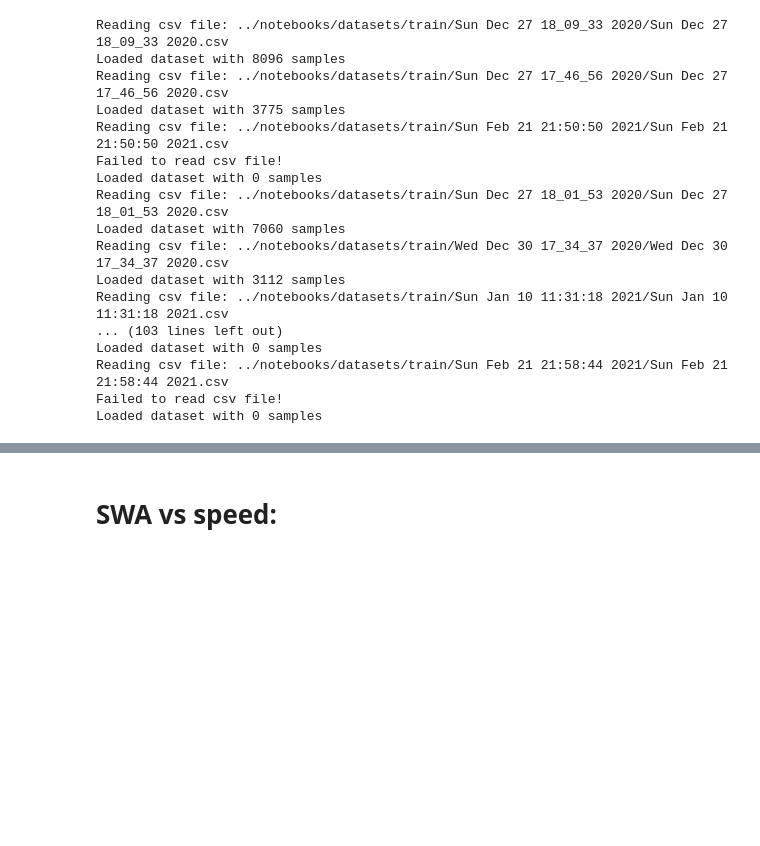
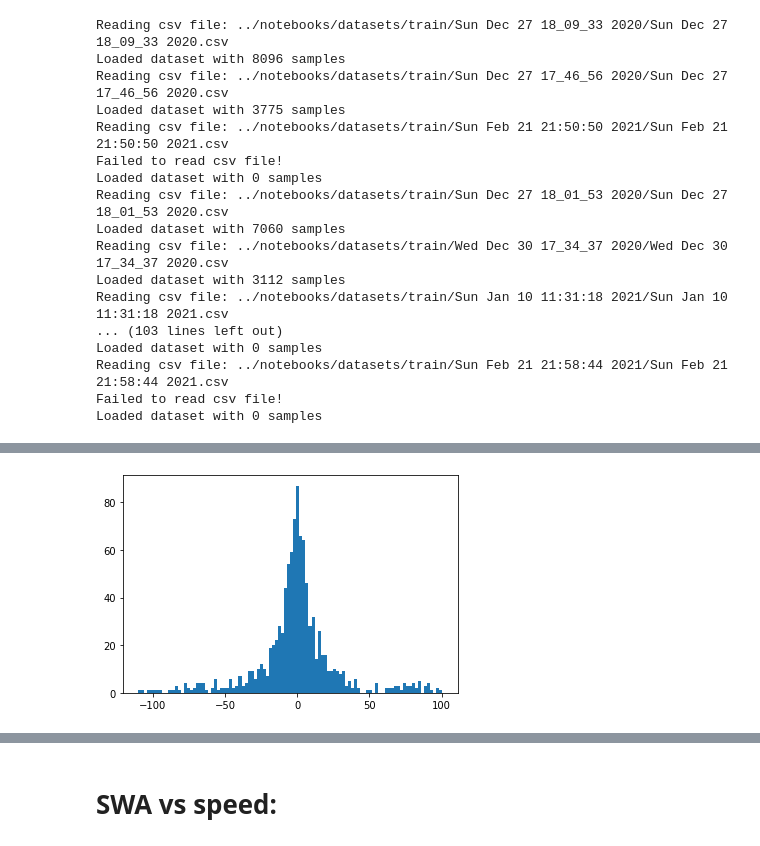
Before and after one commit to korbinianbauer/diypilot, a Jupyter notebook: notebooks/MultiRoadDataset Tests.ipynb, the cells around one changed output, grey strips where cells are left out. Cells and saved outputs as stored; diff of their text form; code cells hidden in the pictures; blank space fills up the shorter version.

```diff
--- a/notebooks/MultiRoadDataset Tests.ipynb
+++ b/notebooks/MultiRoadDataset Tests.ipynb
@@ -60,0 +158,5 @@ Loaded dataset with 0 samples
+# %%
+plt.hist(swas_augmented, bins=100)
+plt.show()
+# %% [output]
+[figure, added]
```
Also changed, not shown: parts of 12 cells of this notebook, 7 other files.
